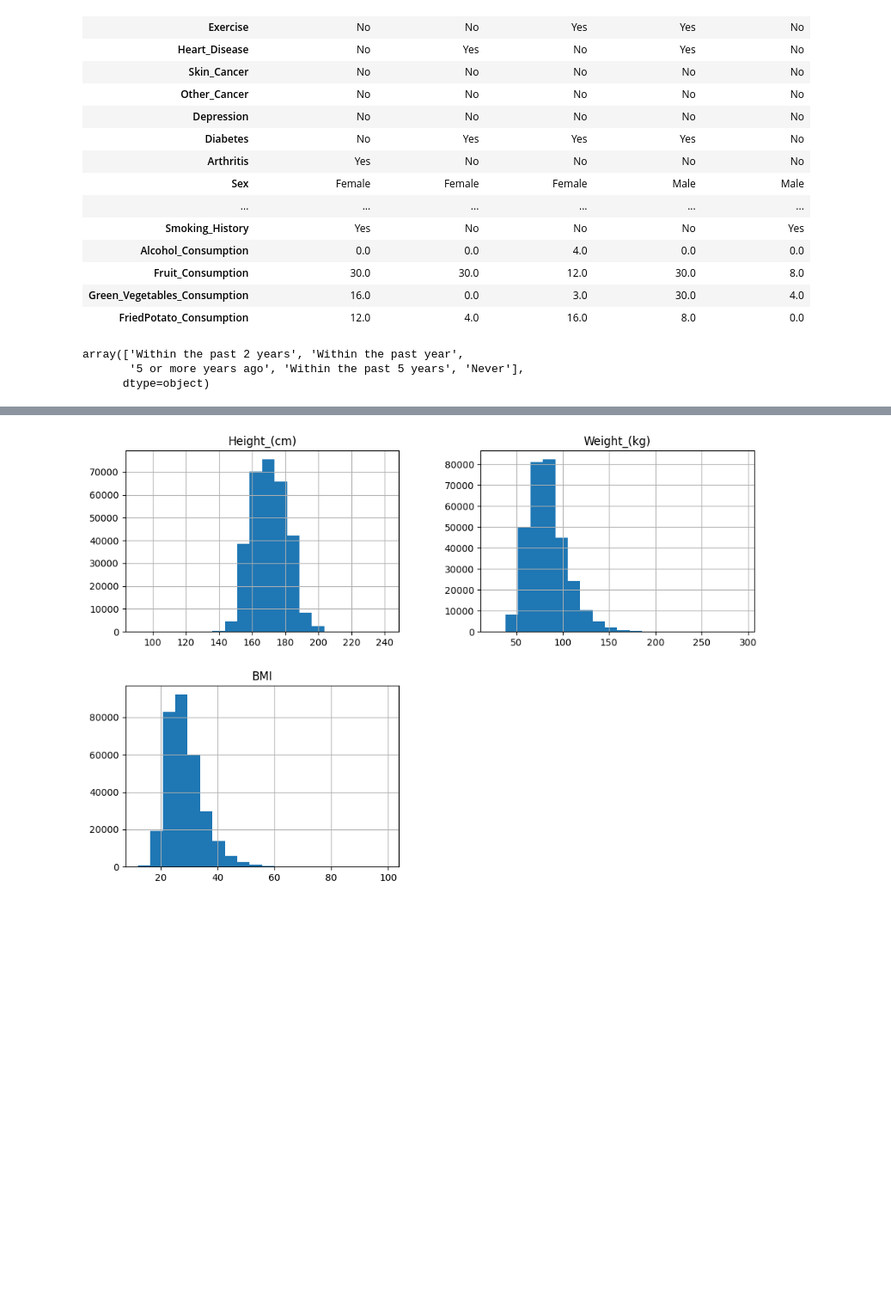
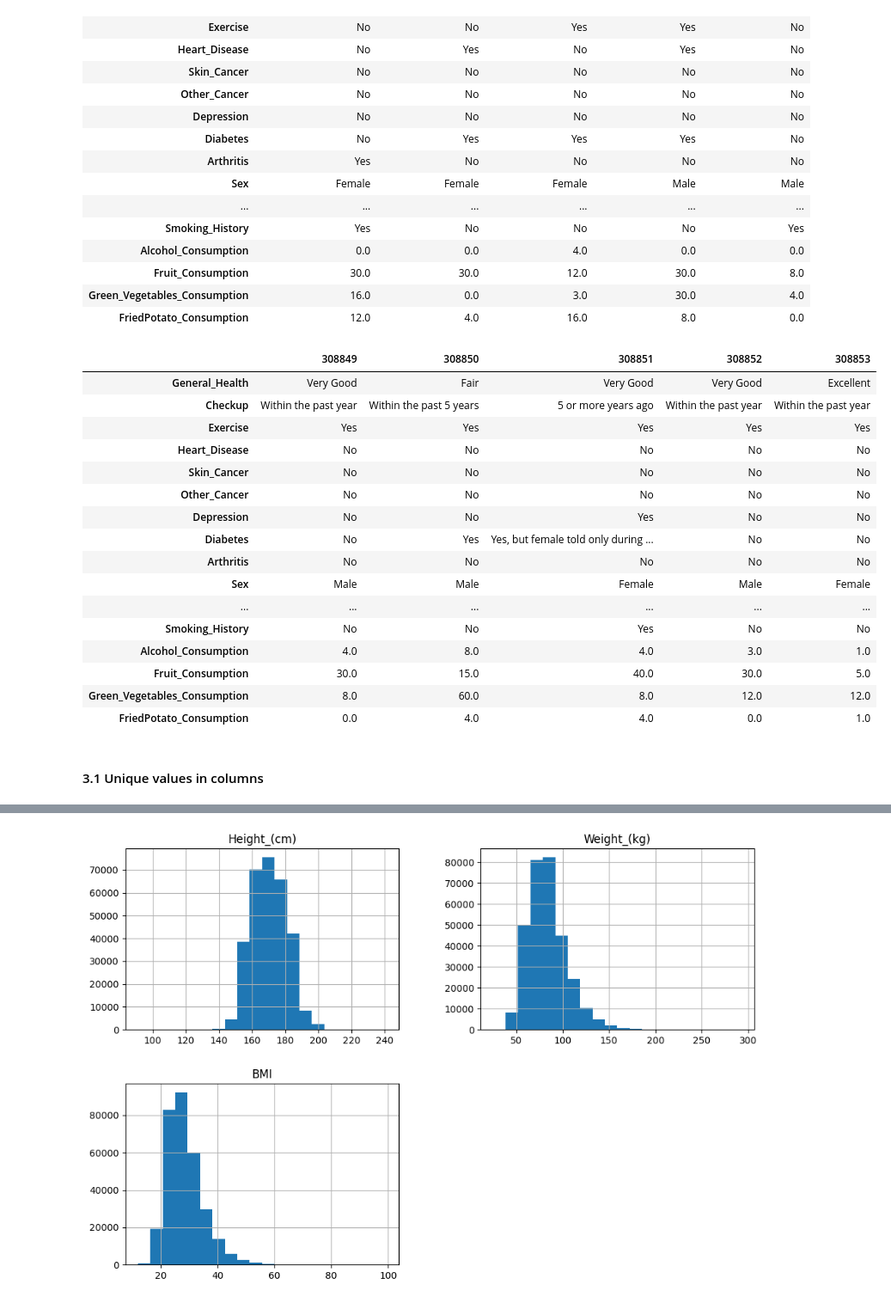
Before and after one commit to AnaLuna464/P.M3v1, a Jupyter notebook: eda.ipynb, the cells around one changed output, grey strips where cells are left out. Shown at 86% size. Saved outputs shown, nothing was run; the diff lists cells and outputs as text; code cells hidden in the pictures; blank space fills up the shorter version.

```diff
--- a/eda.ipynb
+++ b/eda.ipynb
@@ -67,10 +67,26 @@ df.head().T
 | Fruit_Consumption | 30.0 | 30.0 | 12.0 | 30.0 | 8.0 |
 | Green_Vegetables_Consumption | 16.0 | 0.0 | 3.0 | 30.0 | 4.0 |
 | FriedPotato_Consumption | 12.0 | 4.0 | 16.0 | 8.0 | 0.0 |
-# %%
-# Other than the checkup column, all the other columns are either numerical or have only one word, so let's check the unique values in the checkup column.
-df['Checkup'].unique()
-# %% [output]
-array(['Within the past 2 years', 'Within the past year',
-       '5 or more years ago', 'Within the past 5 years', 'Never'],
-      dtype=object)
+# %%
+# Display the last 5 rows of the data to see what it looks like
+df.tail().T
+# %% [output]
+|  | 308849 | 308850 | 308851 | 308852 | 308853 |
+| General_Health | Very Good | Fair | Very Good | Very Good | Excellent |
+| Checkup | Within the past year | Within the past 5 years | 5 or more years ago | Within the past year | Within the past year |
+| Exercise | Yes | Yes | Yes | Yes | Yes |
+| Heart_Disease | No | No | No | No | No |
+| Skin_Cancer | No | No | No | No | No |
+| Other_Cancer | No | No | No | No | No |
+| Depression | No | No | Yes | No | No |
+| Diabetes | No | Yes | Yes, but female told only during ... | No | No |
+| Arthritis | No | No | No | No | No |
+| Sex | Male | Male | Female | Male | Female |
+| ... | ... | ... | ... | ... | ... |
+| Smoking_History | No | No | Yes | No | No |
+| Alcohol_Consumption | 4.0 | 8.0 | 4.0 | 3.0 | 1.0 |
+| Fruit_Consumption | 30.0 | 15.0 | 40.0 | 30.0 | 5.0 |
+| Green_Vegetables_Consumption | 8.0 | 60.0 | 8.0 | 12.0 | 12.0 |
+| FriedPotato_Consumption | 0.0 | 4.0 | 4.0 | 0.0 | 1.0 |
+# %% [markdown]
+#### 3.1 Unique values in columns
```
Also changed, not shown: parts of 24 cells of this notebook, 1 other file.
